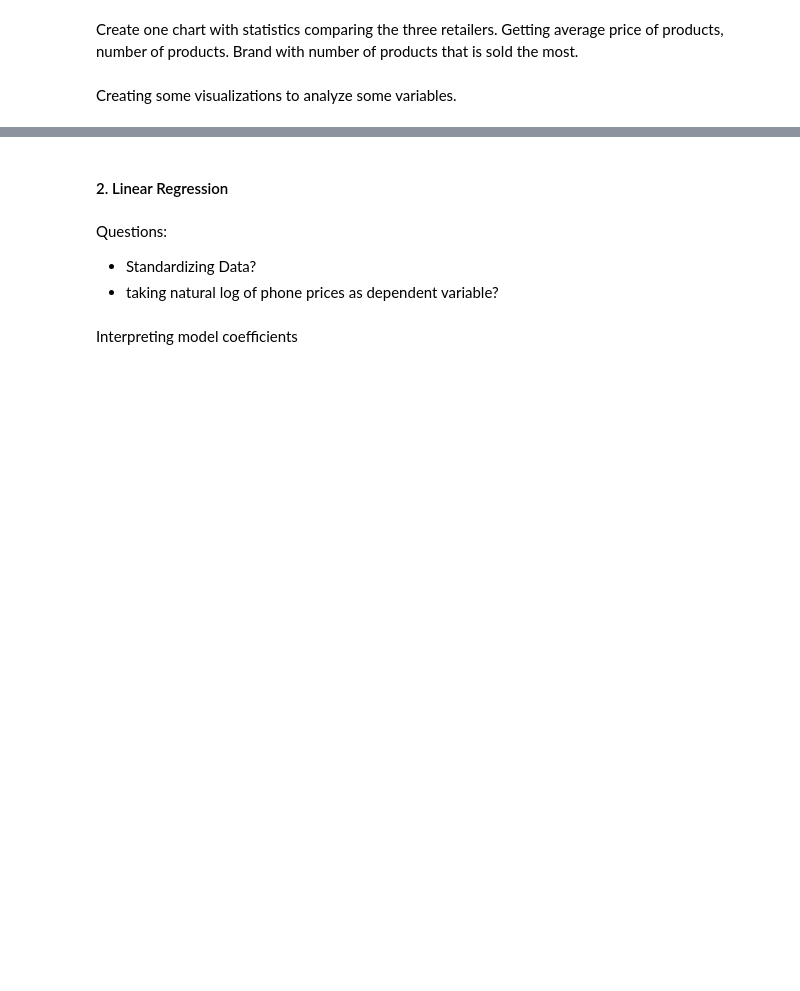
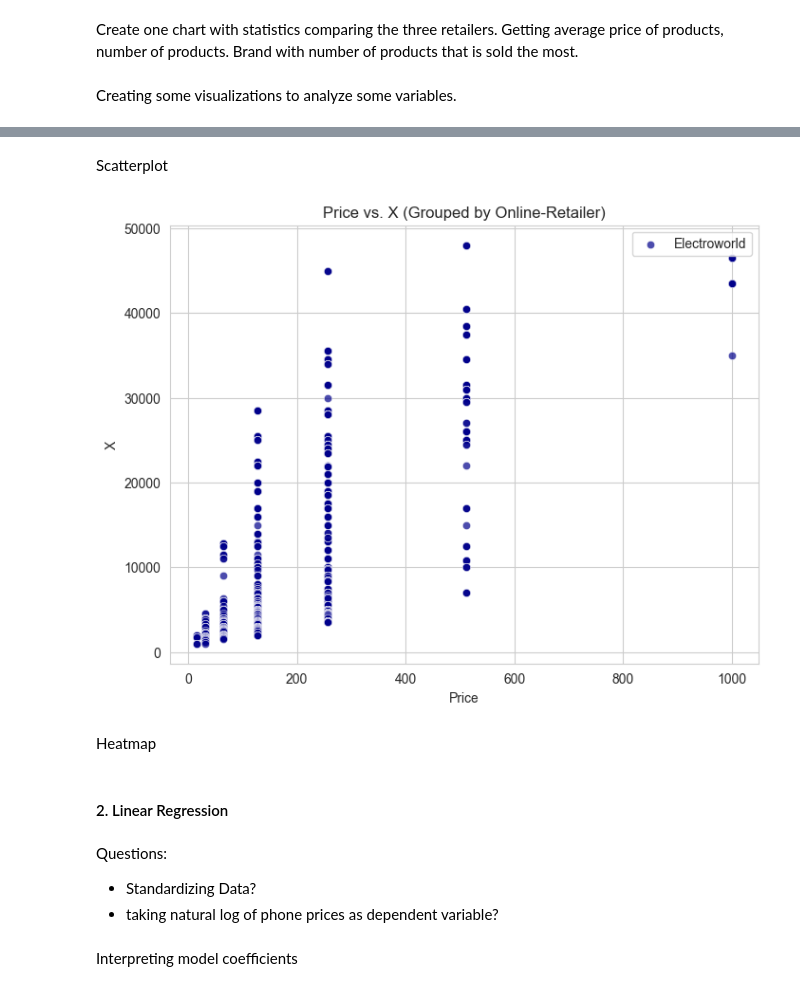
Before and after one commit to N0Data4U/Data-Processing-Project, a Jupyter notebook: data_analysis.ipynb, the cells around one changed output, grey strips where cells are left out. Saved outputs shown, nothing was run; the diff lists cells and outputs as text; code cells hidden in the pictures; blank space fills up the shorter version.

```diff
--- a/data_analysis.ipynb
+++ b/data_analysis.ipynb
@@ -107,0 +181,22 @@ plt.show()
+# %% [markdown]
+Scatterplot
+# %%
+# Scatter plot -> front cam resolution, rear cam resolution, internal memory
+# Variable comparison -> prices vs. brands (highlight retailer), prices vs. internal memory (higlight brand), brand vs. internal memory, prices vs. length (should not have positive pattern), prices vs. wireless charging
+# Create subsets based on the categories
+subset_Electroworld= data[data['online-retailer'] == 'Electroworld']
+subset_DatArt = data[data['online-retailer'] == 'DatArt']
+# Plot scatter plot with different colors for each category
+plt.figure(figsize=(8, 6))
+plt.scatter(subset_Electroworld['internal memory'], subset_Electroworld['price'], c='darkblue', label='Electroworld', alpha=0.7, edgecolors='w', linewidth=0.5)
+#plt.scatter(subset_DatArt['rating'], subset_DatArt['price'], c='firebrick', label='DatArt', alpha=0.7, edgecolors='w', linewidth=0.5)
+plt.title('Price vs. X (Grouped by Online-Retailer)')
+plt.xlabel('Price')
+plt.ylabel('X')#
+plt.legend()
+plt.grid(True)
+plt.show()
+# %% [output]
+[figure, added]
+# %% [markdown]
+Heatmap
```
Also changed, not shown: parts of 16 cells of this notebook, 7 other files.
